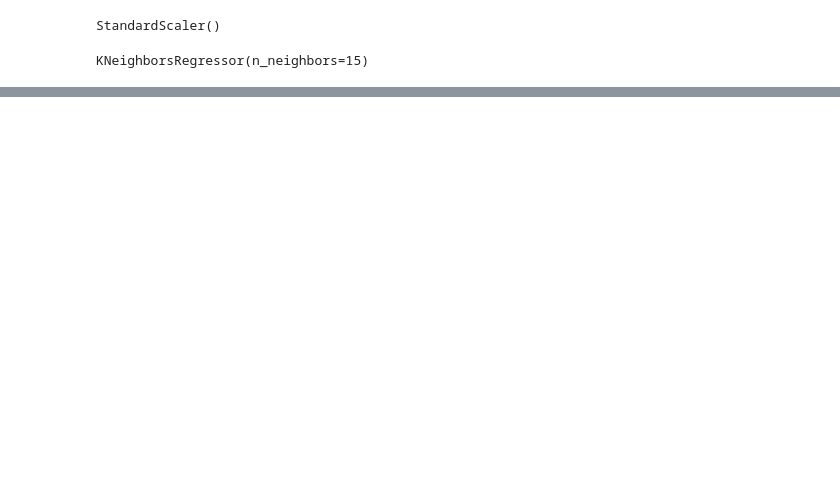
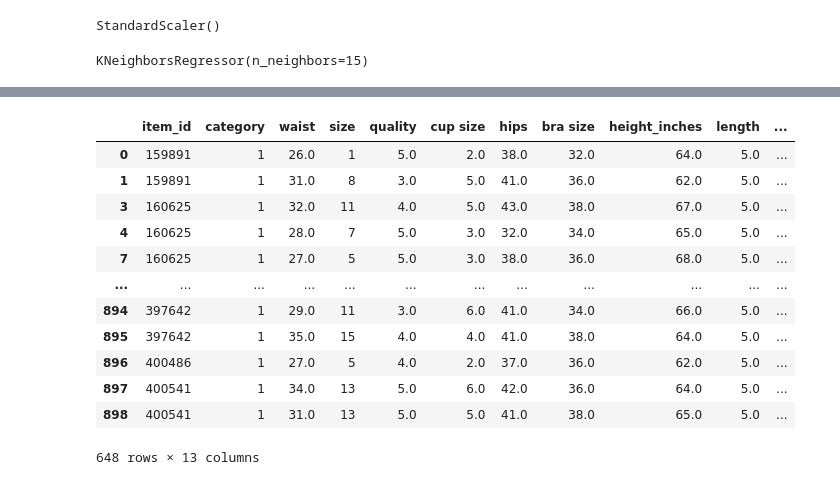
Before and after one commit to emicervantes/FashionDataProject, a Jupyter notebook: Scripts/fashionModeling2.ipynb, the cells around one changed output, grey strips where cells are left out. Drawn from its saved outputs; the diff is of its cells as text; code cells hidden in the pictures; blank space fills up the shorter version.

```diff
--- a/Scripts/fashionModeling2.ipynb
+++ b/Scripts/fashionModeling2.ipynb
@@ -241,0 +392,17 @@ df_ow = df_clean[['waist','height_inches','cup size', 'bra size','fit']].copy()
+# %%
+df_d = df_clean[df_clean['category'] == 1]
+df_d
+# %% [output]
+|  | item_id | category | waist | size | quality | cup size | hips | bra size | height_inches | length | ... |
+| 0 | 159891 | 1 | 26.0 | 1 | 5.0 | 2.0 | 38.0 | 32.0 | 64.0 | 5.0 | ... |
+| 1 | 159891 | 1 | 31.0 | 8 | 3.0 | 5.0 | 41.0 | 36.0 | 62.0 | 5.0 | ... |
+| 3 | 160625 | 1 | 32.0 | 11 | 4.0 | 5.0 | 43.0 | 38.0 | 67.0 | 5.0 | ... |
+| 4 | 160625 | 1 | 28.0 | 7 | 5.0 | 3.0 | 32.0 | 34.0 | 65.0 | 5.0 | ... |
+| 7 | 160625 | 1 | 27.0 | 5 | 5.0 | 3.0 | 38.0 | 36.0 | 68.0 | 5.0 | ... |
+| ... | ... | ... | ... | ... | ... | ... | ... | ... | ... | ... | ... |
+| 894 | 397642 | 1 | 29.0 | 11 | 3.0 | 6.0 | 41.0 | 34.0 | 66.0 | 5.0 | ... |
+| 895 | 397642 | 1 | 35.0 | 15 | 4.0 | 4.0 | 41.0 | 38.0 | 64.0 | 5.0 | ... |
+| 896 | 400486 | 1 | 27.0 | 5 | 4.0 | 2.0 | 37.0 | 36.0 | 62.0 | 5.0 | ... |
+| 897 | 400541 | 1 | 34.0 | 13 | 5.0 | 6.0 | 42.0 | 36.0 | 64.0 | 5.0 | ... |
+| 898 | 400541 | 1 | 31.0 | 13 | 5.0 | 5.0 | 41.0 | 38.0 | 65.0 | 5.0 | ... |
+648 rows × 13 columns
```
Also changed, not shown: parts of 36 cells of this notebook.
